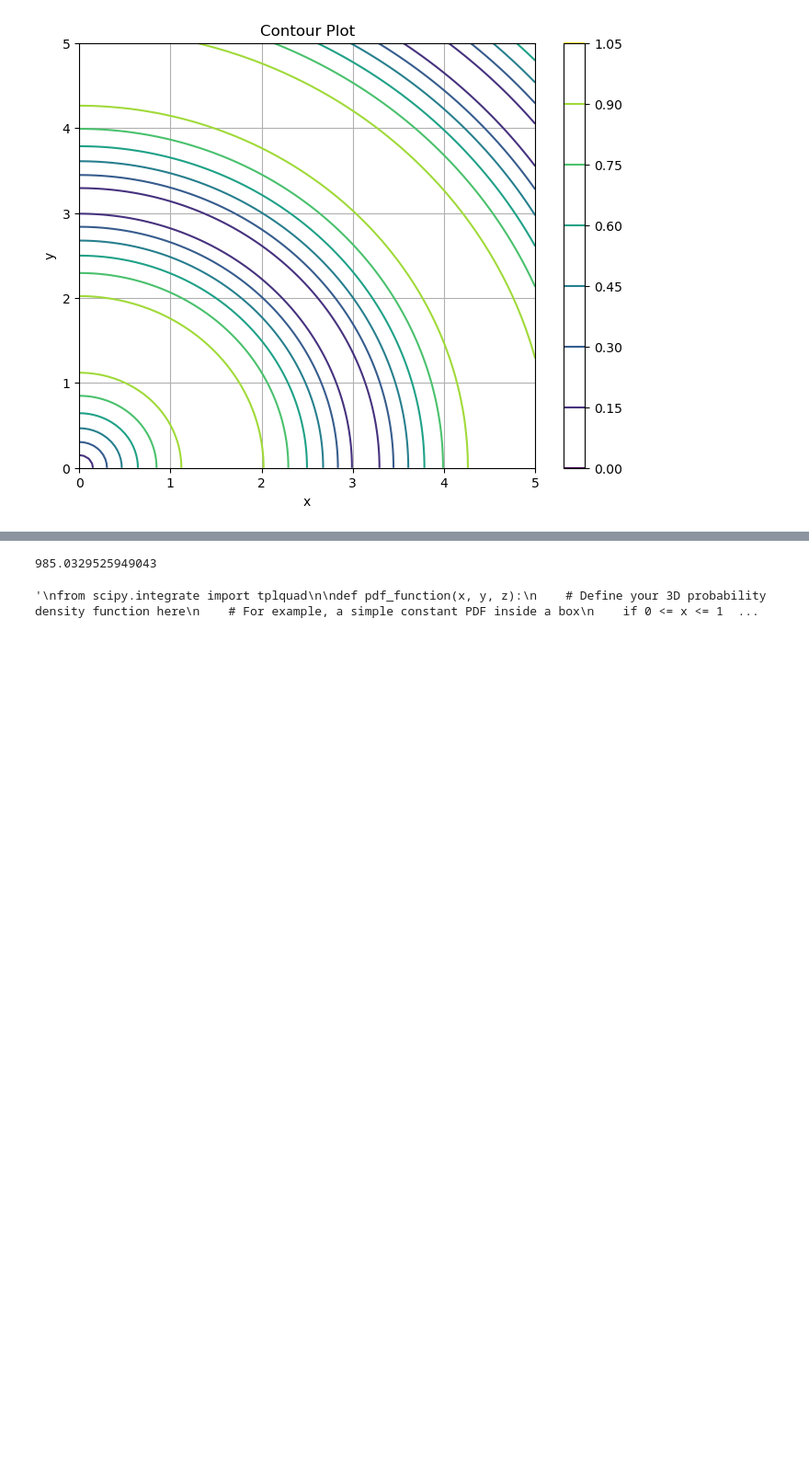
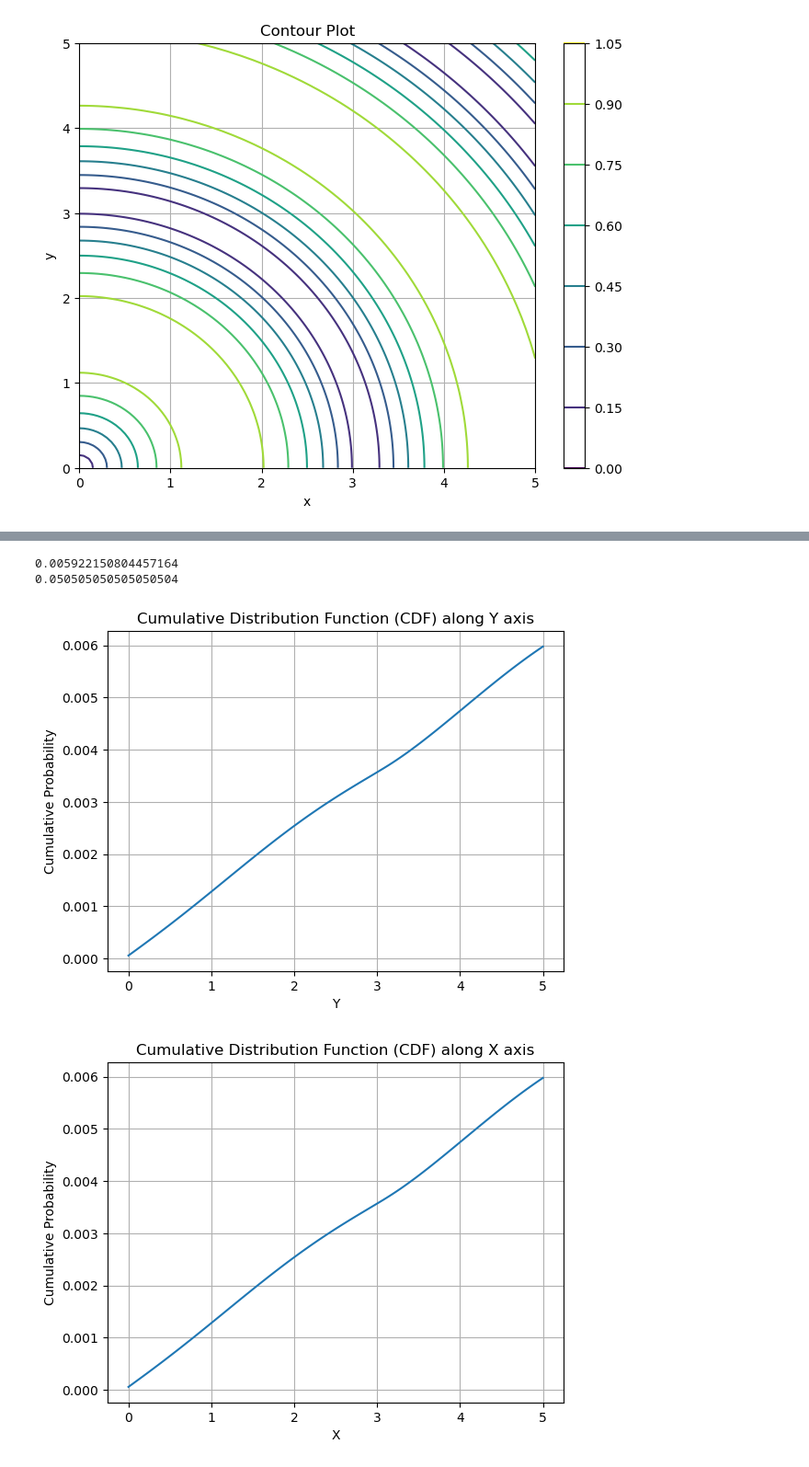
Before and after one commit to GenovaCosmology/AstroCosmoComputational, a Jupyter notebook: Students/AndreaGatti/Lesson6/Ex1.ipynb, the cells around one changed output, grey strips where cells are left out. Shown at 92% size. Saved outputs shown, nothing was run; the diff lists cells and outputs as text; code cells hidden in the pictures; blank space fills up the shorter version.

```diff
--- a/Students/AndreaGatti/Lesson6/Ex1.ipynb
+++ b/Students/AndreaGatti/Lesson6/Ex1.ipynb
@@ -203,38 +208,62 @@ plt.show()
 #i must compute integral of marginal_x and marginal_y
 value_x = np.trapz(marginal_x)
 print(value_x)
+print(X[1]-X[0])
 # %% [output]
-985.0329525949043
+0.005922150804457164
+0.050505050505050504
 # %%
 # calculate the cumulative distribution function of the 1D distribution. Plot it.
 '''
 from scipy.integrate import tplquad
 
 def pdf_function(x, y, z):
     # Define your 3D probability density function here
     # For example, a simple constant PDF inside a box
     if 0 <= x <= 1 and 0 <= y <= 1 and 0 <= z <= 1:
         return 1.0
     else:
         return 0.0
 
 def cdf_function(x, y, z):
     # Define the integrand for CDF calculation
     integrand = lambda z, y, x: pdf_function(x, y, z)
 
     # Integrate the PDF over the volume up to (x, y, z)
     integral, _ = tplquad(integrand, 0, x, lambda x: 0, lambda x: y, lambda x, y: 0, lambda x, y: z)
 
     return integral
 
 # Example usage:
 x_value = 0.5
 y_value = 0.5
 z_value = 0.5
 cdf_value = cdf_function(x_value, y_value, z_value)
 print(f"CDF at (x, y, z) = ({x_value}, {y_value}, {z_value}): {cdf_value}")
 '''
+# Create cumulative function
+cumulative_marginal_y = np.cumsum(marginal_y)
+
+# Plotting the cumulative function
+plt.plot(Y, cumulative_marginal_y)
+plt.title('Cumulative Distribution Function (CDF) along Y axis')
+plt.xlabel('Y')
+plt.ylabel('Cumulative Probability')
+plt.grid(True)
+plt.show()
+
+# Create cumulative function
+cumulative_marginal_x = np.cumsum(marginal_x)
+
+# Plotting the cumulative function
+plt.plot(X, cumulative_marginal_x)
+plt.title('Cumulative Distribution Function (CDF) along X axis')
+plt.xlabel('X')
+plt.ylabel('Cumulative Probability')
+plt.grid(True)
+plt.show()
 # %% [output]
-'\nfrom scipy.integrate import tplquad\n\ndef pdf_function(x, y, z):\n    # Define your 3D probability density function here\n    # For example, a simple constant PDF inside a box\n    if 0 <= x <= 1  ...
+[figure, added]
+[figure, added]
 # %%
 # calculate the mean, median and mode. Add them to the plot.
```
Also changed, not shown: parts of 5 cells of this notebook.
